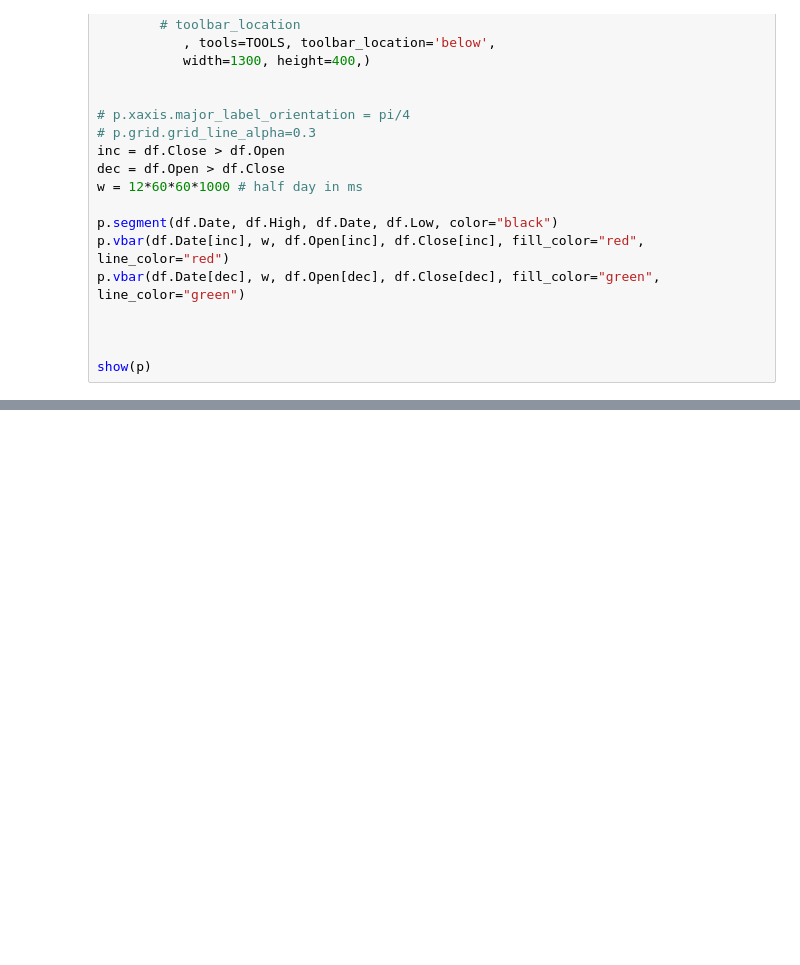
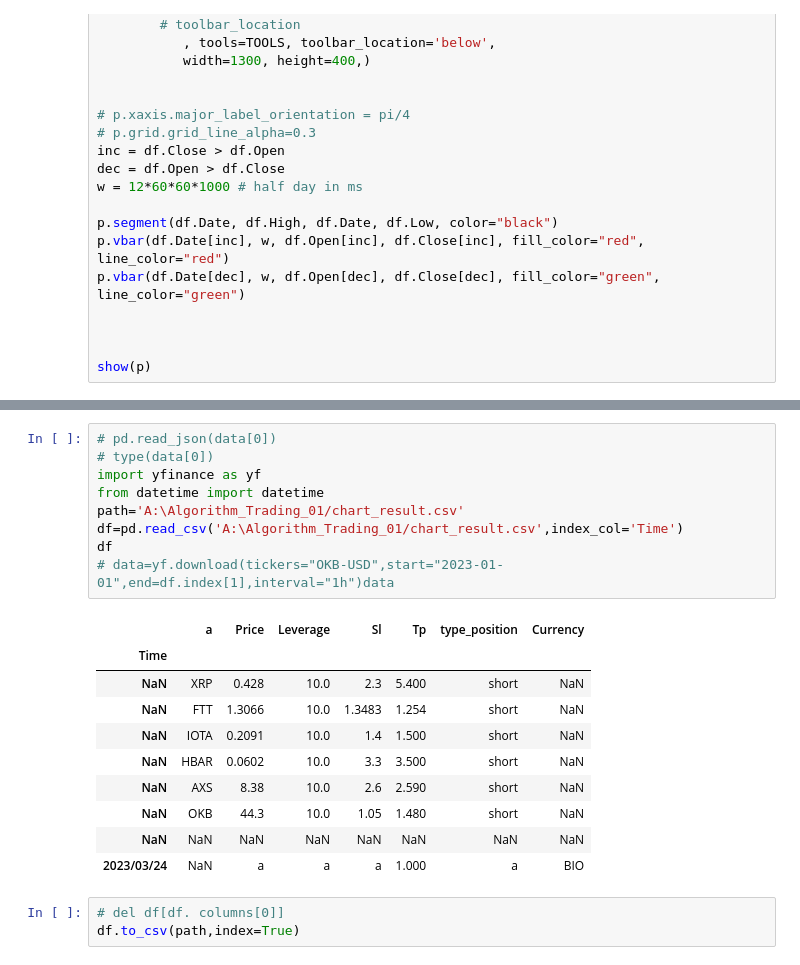
Before and after one commit to erfanvahdat/Algorithm_Trading_01, a Jupyter notebook: train/Untitled-1.ipynb, the cells around one changed output, grey strips where cells are left out. Cells and saved outputs as stored; diff of their text form; blank space fills up the shorter version.

```diff
--- a/train/Untitled-1.ipynb
+++ b/train/Untitled-1.ipynb
@@ -96,0 +76,23 @@ df
+# %%
+# pd.read_json(data[0])
+# type(data[0])
+import yfinance as yf
+from datetime import datetime
+path='A:\Algorithm_Trading_01/chart_result.csv'
+df=pd.read_csv('A:\Algorithm_Trading_01/chart_result.csv',index_col='Time')
+df
+# data=yf.download(tickers="OKB-USD",start="2023-01-01",end=df.index[1],interval="1h")data
+# %% [output]
+|  | a | Price | Leverage | Sl | Tp | type_position | Currency |
+| Time |  |  |  |  |  |  |  |
+| NaN | XRP | 0.428 | 10.0 | 2.3 | 5.400 | short | NaN |
+| NaN | FTT | 1.3066 | 10.0 | 1.3483 | 1.254 | short | NaN |
+| NaN | IOTA | 0.2091 | 10.0 | 1.4 | 1.500 | short | NaN |
+| NaN | HBAR | 0.0602 | 10.0 | 3.3 | 3.500 | short | NaN |
+| NaN | AXS | 8.38 | 10.0 | 2.6 | 2.590 | short | NaN |
+| NaN | OKB | 44.3 | 10.0 | 1.05 | 1.480 | short | NaN |
+| NaN | NaN | NaN | NaN | NaN | NaN | NaN | NaN |
+| 2023/03/24 | NaN | a | a | a | 1.000 | a | BIO |
+# %%
+# del df[df. columns[0]]
+df.to_csv(path,index=True)
```
Also changed, not shown: parts of 6 cells of this notebook, 16 other files.
